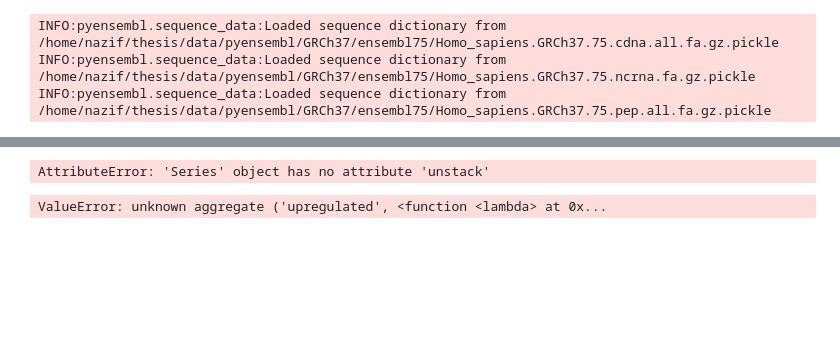
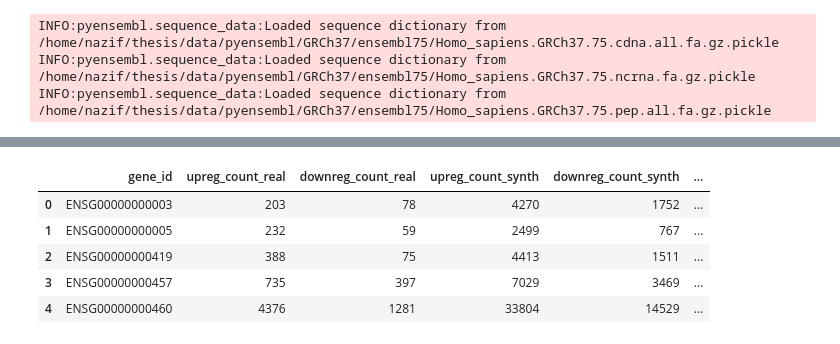
Before and after one commit to TasbasMN/mirscribe-results, a Jupyter notebook: 4_focused_final_data.ipynb, the cells around one changed output, grey strips where cells are left out. Saved outputs shown, nothing was run; the diff lists cells and outputs as text; code cells hidden in the pictures; blank space fills up the shorter version.

```diff
--- a/4_focused_final_data.ipynb
+++ b/4_focused_final_data.ipynb
@@ -90,15 +174,0 @@ result_real
-# %%
-real_common.groupby('gene_id')['is_gene_upregulated'].value_counts().unstack(fill_value=0).reset_index()
-# %% [output]
-AttributeError: 'Series' object has no attribute 'unstack'
-# %%
-(real_common
-    .groupby('gene_id')
-    .agg({
-        'is_gene_upregulated': [
-            ('upregulated', lambda x: (x == True).sum()),
-            ('downregulated', lambda x: (x == False).sum())
-        ]
-    })).reset_index()
-# %% [output]
-ValueError: unknown aggregate ('upregulated', <function <lambda> at 0x...
@@ -104,0 +181,9 @@ ValueError: unknown aggregate ('upregulated', <function <lambda> at 0x...
+# %%
+df.head()
+# %% [output]
+|  | gene_id | upreg_count_real | downreg_count_real | upreg_count_synth | downreg_count_synth | ... |
+| 0 | ENSG00000000003 | 203 | 78 | 4270 | 1752 | ... |
+| 1 | ENSG00000000005 | 232 | 59 | 2499 | 767 | ... |
+| 2 | ENSG00000000419 | 388 | 75 | 4413 | 1511 | ... |
+| 3 | ENSG00000000457 | 735 | 397 | 7029 | 3469 | ... |
+| 4 | ENSG00000000460 | 4376 | 1281 | 33804 | 14529 | ... |
```
Also changed, not shown: parts of 11 cells of this notebook, 3 other files.
